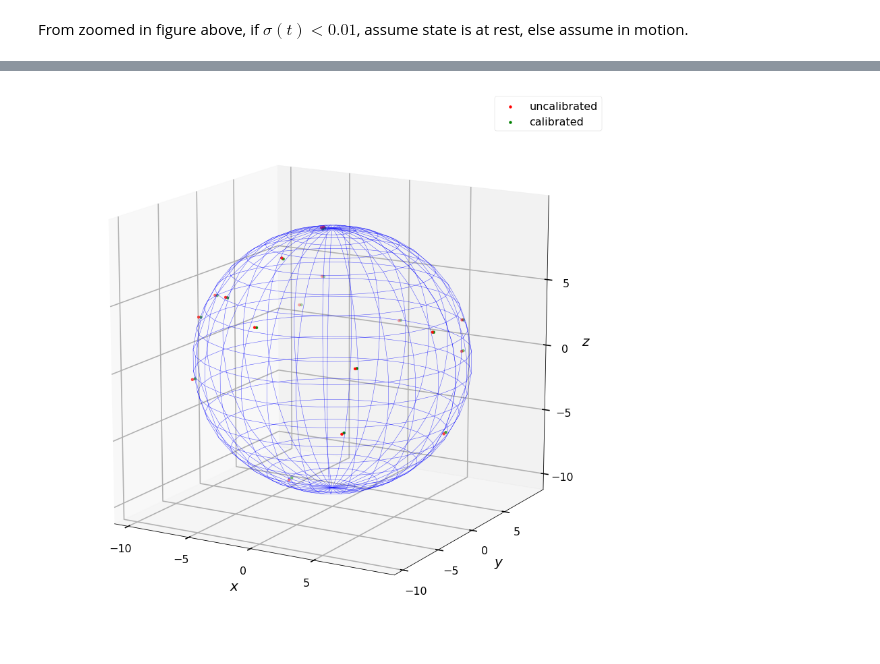
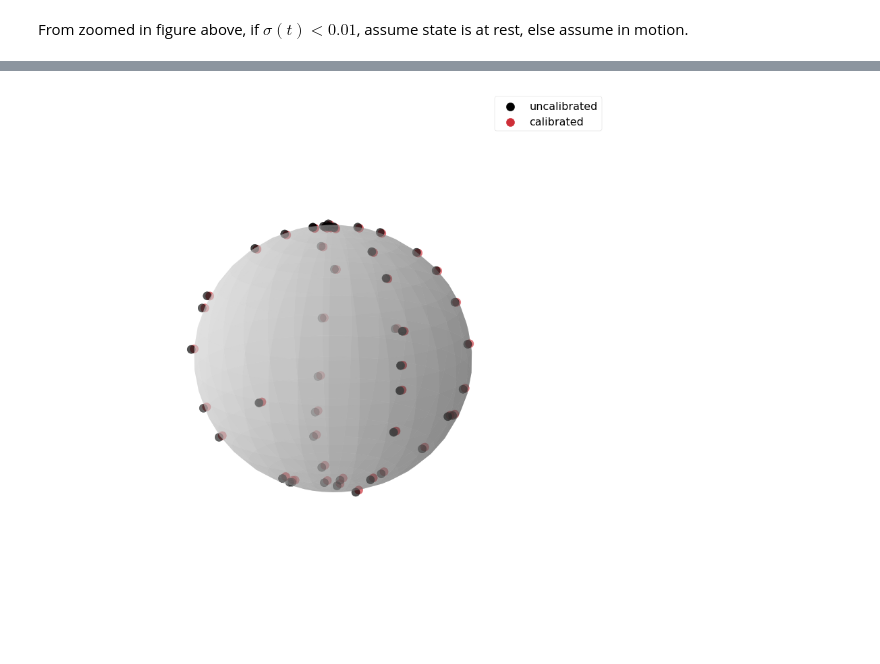
Before and after one commit to vehicle-trace-echo/imu_calibration, a Jupyter notebook: calibration_framework.ipynb, the cells around one changed output, grey strips where cells are left out. Saved outputs shown, nothing was run; the diff lists cells and outputs as text; code cells hidden in the pictures.

```diff
--- a/calibration_framework.ipynb
+++ b/calibration_framework.ipynb
@@ -16,7 +16,7 @@ import matplotlib.pyplot as plt
 plt.style.use('seaborn-poster')
 plt.rcParams['figure.figsize'] = (14,6)
 # %%
-path_data = r"D:\OneDrive - University of Calgary\School\capstone\code\telemetry-data\data\raw\imu\20230214_114952\acc_gyro.csv"
+path_data = r"data/08Calib.csv"
 headers = ['time', 'ax', 'ay', 'az', 'gx', 'gy', 'gz']
 # %%
 df = pd.read_csv(path_data, names=headers)
@@ -48,7 +48,5 @@ memory usage: 11.5 MB
 # %%
 df['time'] = df['time'] - df['time'].loc[0]
-# %%
-df = df[df['time'] < 310]
 # %%
 # IMU data read through 16-bit signed A/D converter
 IMU_MAX = 32767
@@ -295,7 +293,7 @@ def loss_functn_accel(ThetaAcc, ax, ay, az):
     return GRAV_MAGNTD**2 - (np.square(ax_new) + np.square(ay_new) + np.square(az_new))
 # %%
 # Start with an initial guess
-ThetaAcc = [0,0,0, 1.0,0.97,0.98, 0, 0, 0]
+ThetaAcc = [-4.64292111e-04,-4.43906990e-03,2.32802316e-03, 1.0,0.97,0.98, 0, 0, 0]
 
 x = least_squares(loss_functn_accel, ThetaAcc, args=(accMat), method='lm')
 # %%
@@ -338,30 +336,32 @@ df_rest_avg.head()
 # %%
 from numpy import cos, sin, pi, mgrid
 from matplotlib.gridspec import GridSpec
 
 theta, phi = mgrid[0:2*pi:30j, 0:pi:20j]
 
 x = GRAV_MAGNTD * cos(theta) * sin(phi)
 y = GRAV_MAGNTD * sin(theta) * sin(phi)
 z = GRAV_MAGNTD * cos(phi)
 
 fig = plt.figure(figsize=(15,15))
 
 ax = fig.add_subplot( projection='3d')
 
-ax.plot_wireframe(x, y, z, color='blue', linewidth=0.5, alpha=0.7)
-ax.scatter(df_rest_avg['ax_ms2'], df_rest_avg['ay_ms2'], df_rest_avg['az_ms2'], s=15,color='red', label='uncalibrated')
-ax.scatter(df_rest_avg['axc_ms2'], df_rest_avg['ayc_ms2'], df_rest_avg['azc_ms2'],s=15, color='green', label='calibrated')
+ax.plot_surface(x, y, z, color='lightgrey', linewidth=1, alpha=0.4)
+ax.scatter(df_rest_avg['ax_ms2'], df_rest_avg['ay_ms2'], df_rest_avg['az_ms2'], s=150,color='black', label='uncalibrated')
+ax.scatter(df_rest_avg['axc_ms2'], df_rest_avg['ayc_ms2'], df_rest_avg['azc_ms2'],s=150, color='#CE2F38', label='calibrated')
 
 ax.set_xlabel(r'$x$', fontsize=20, labelpad=20)
 ax.set_ylabel(r'$y$', fontsize=20, labelpad=20)
 ax.set_zlabel(r'$z$', fontsize=20, labelpad=20)
 
 ax.set_xticks(np.arange(-10,10,5))
 ax.set_yticks(np.arange(-10,10,5))
 ax.set_zticks(np.arange(-10,10,5))
 
+ax.axis('off')
+
 ax.legend()
 ax.view_init(elev=15)
 # %% [output]
-[figure, old version]
+[figure, new version]
```
Also changed, not shown: parts of 13 cells of this notebook.
